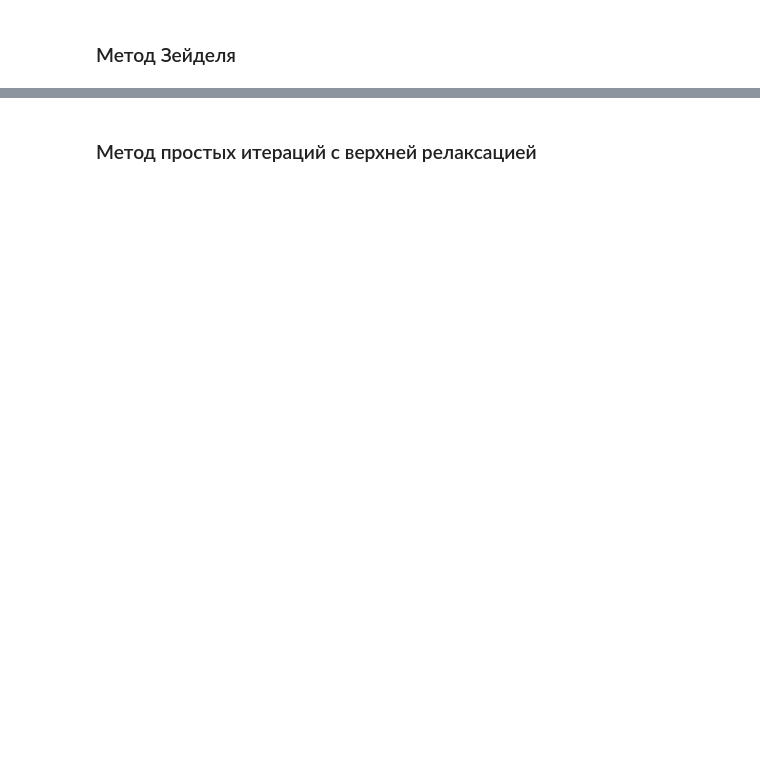
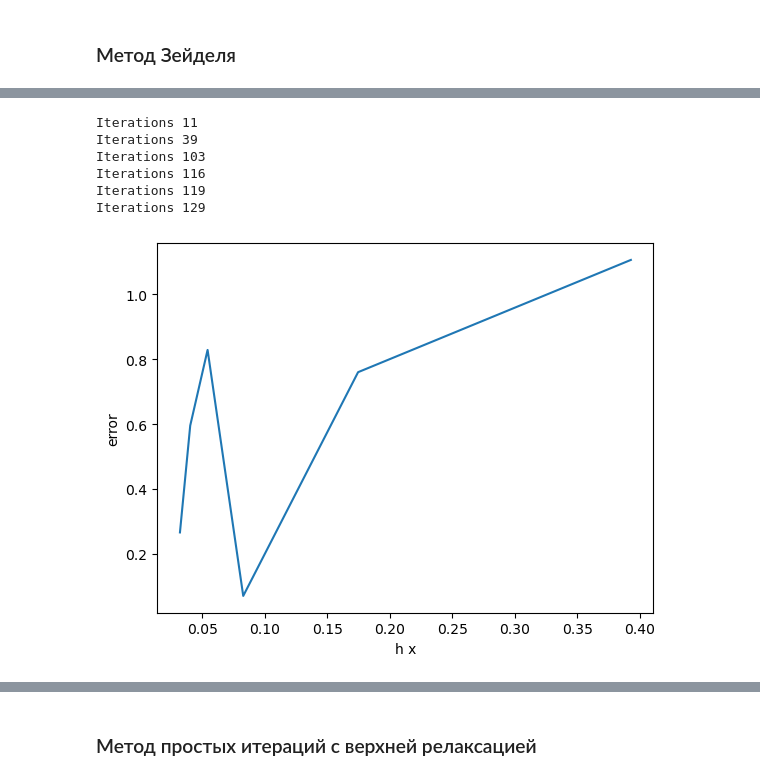
Before and after one commit to JRTitor/Numer2, a Jupyter notebook: lab3.ipynb, the cells around one changed output, grey strips where cells are left out. Saved outputs shown, nothing was run; the diff lists cells and outputs as text; code cells hidden in the pictures; blank space fills up the shorter version.

```diff
--- a/lab3.ipynb
+++ b/lab3.ipynb
@@ -226,0 +243,13 @@ h_error_plot(H_Y2, ERROR_Y2, s=' y')
+# %%
+N = [5, 10, 20, 30, 40, 50]
+# %%
+H_X2, ERROR_X2 = get_error_array_with_h(N, x_left, x_right, y_left, y_right, a, b, c, d=0, eps=0.0005, n_x=20, n_y=avg(N), find_u=Seidel)
+h_error_plot(H_X2, ERROR_X2)
+# %% [output]
+Iterations 11
+Iterations 39
+Iterations 103
+Iterations 116
+Iterations 119
+Iterations 129
+[figure, added]
```
Also changed, not shown: parts of 21 cells of this notebook.
